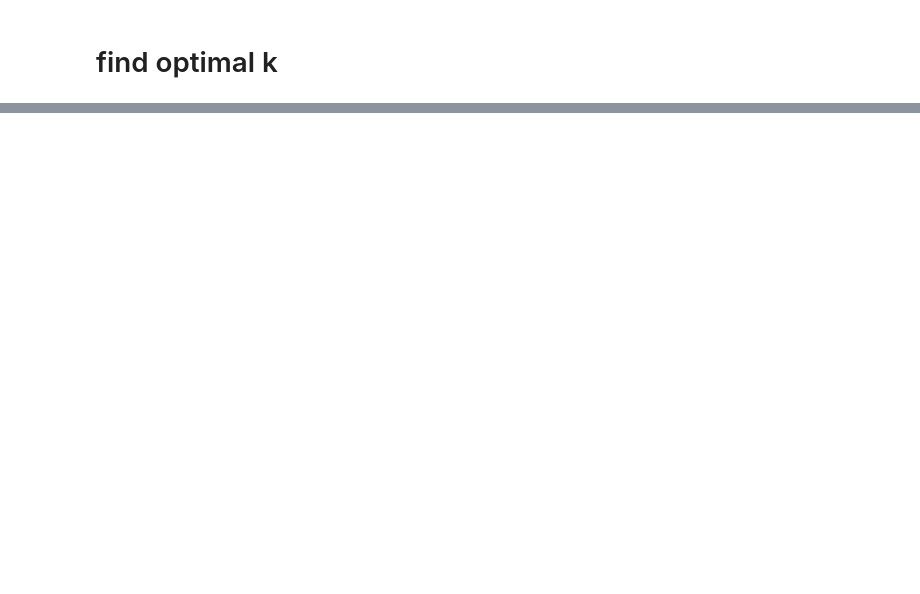
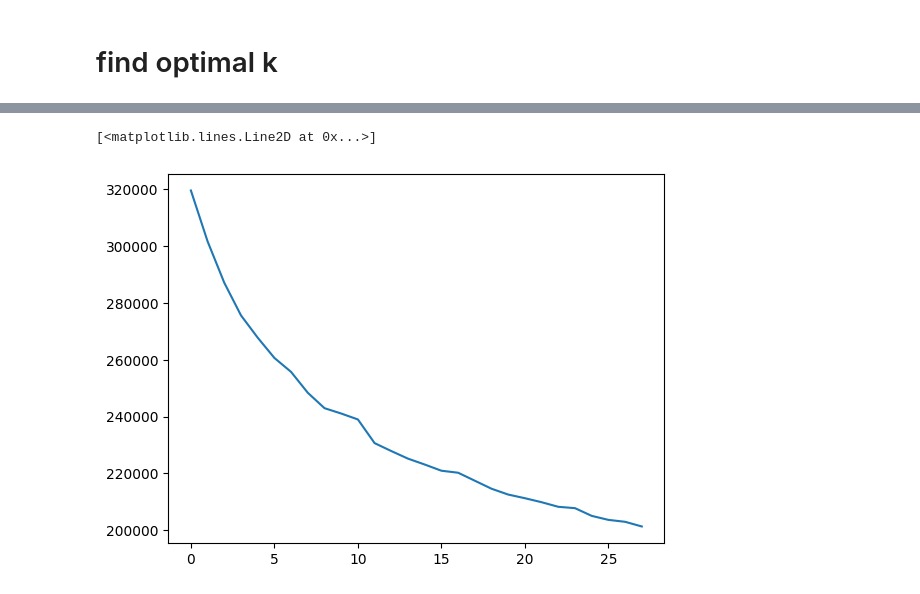
Before and after one commit to Liu-Rain/PCA-Kmeans-Kernel-Methods, a Jupyter notebook: Assignment3.ipynb, the cells around one changed output, grey strips where cells are left out. Saved outputs shown, nothing was run; the diff lists cells and outputs as text; code cells hidden in the pictures; blank space fills up the shorter version.

```diff
--- a/Assignment3.ipynb
+++ b/Assignment3.ipynb
@@ -337,0 +510,5 @@ print(len(datapoint))
+# %%
+plt.plot(loss_arr)
+# %% [output]
+[<matplotlib.lines.Line2D at 0x...>]
+[figure, added]
```
Also changed, not shown: parts of 18 cells of this notebook, 2 other files.
